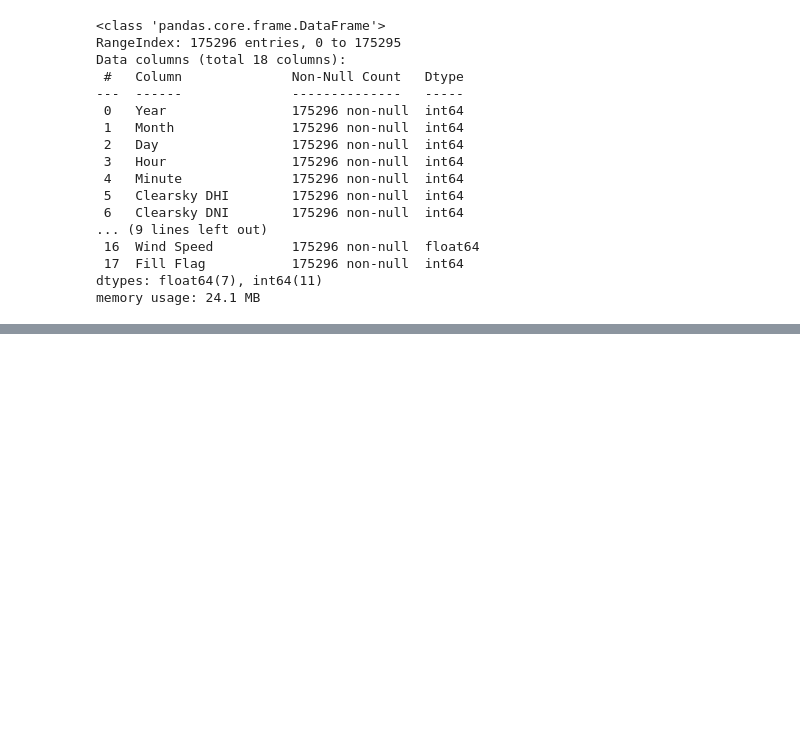
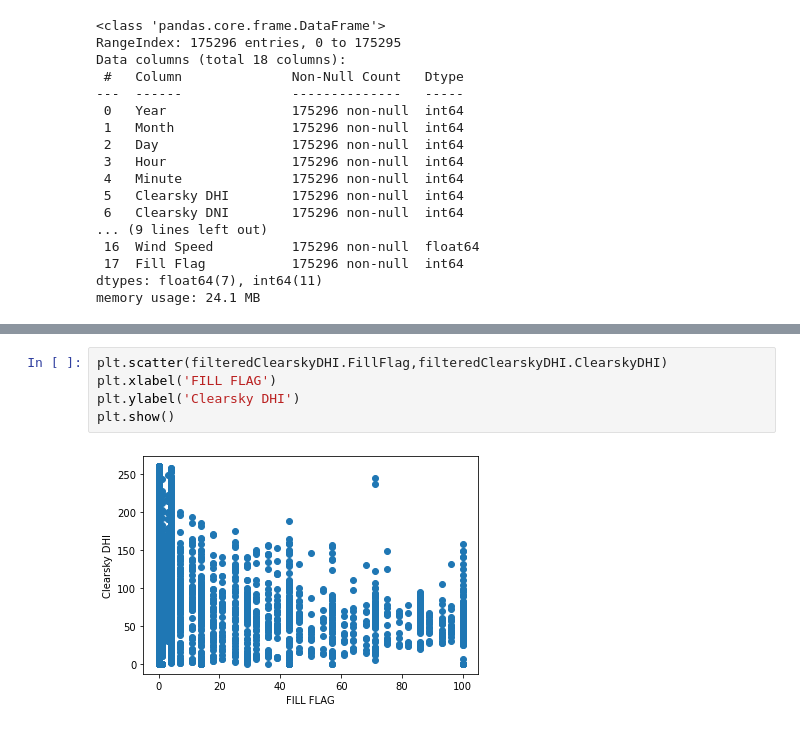
Before and after one commit to AniketBahukhandi/machine-learning-slog-solutions, a Jupyter notebook: Untitled Folder/homework.ipynb, the cells around one changed output, grey strips where cells are left out. Drawn from its saved outputs; the diff is of its cells as text; blank space fills up the shorter version.

```diff
--- a/Untitled Folder/homework.ipynb
+++ b/Untitled Folder/homework.ipynb
@@ -53,0 +86,7 @@ plt.boxplt(list(df.))
+# %%
+plt.scatter(filteredClearskyDHI.FillFlag,filteredClearskyDHI.ClearskyDHI)
+plt.xlabel('FILL FLAG')
+plt.ylabel('Clearsky DHI')
+plt.show()
+# %% [output]
+[figure, added]
```
Also changed, not shown: parts of 6 cells of this notebook, 1 other file.
